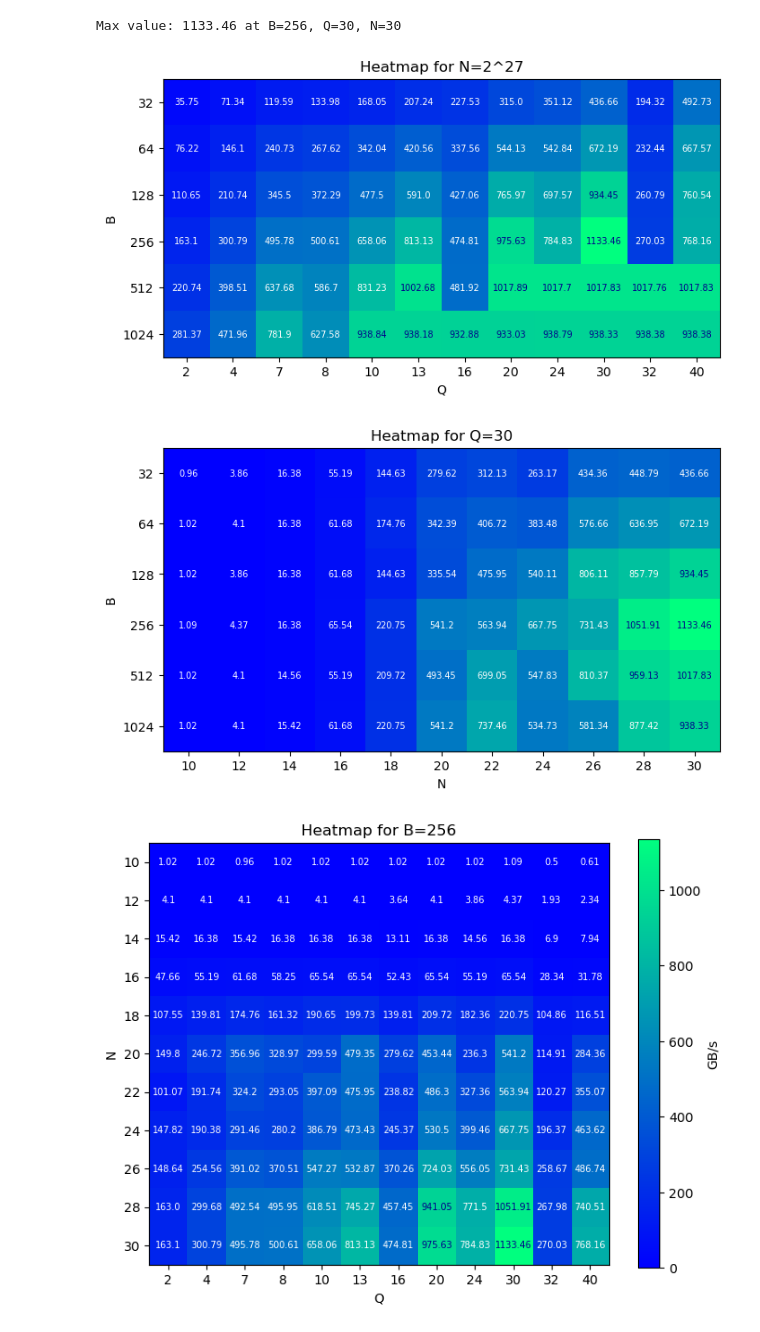
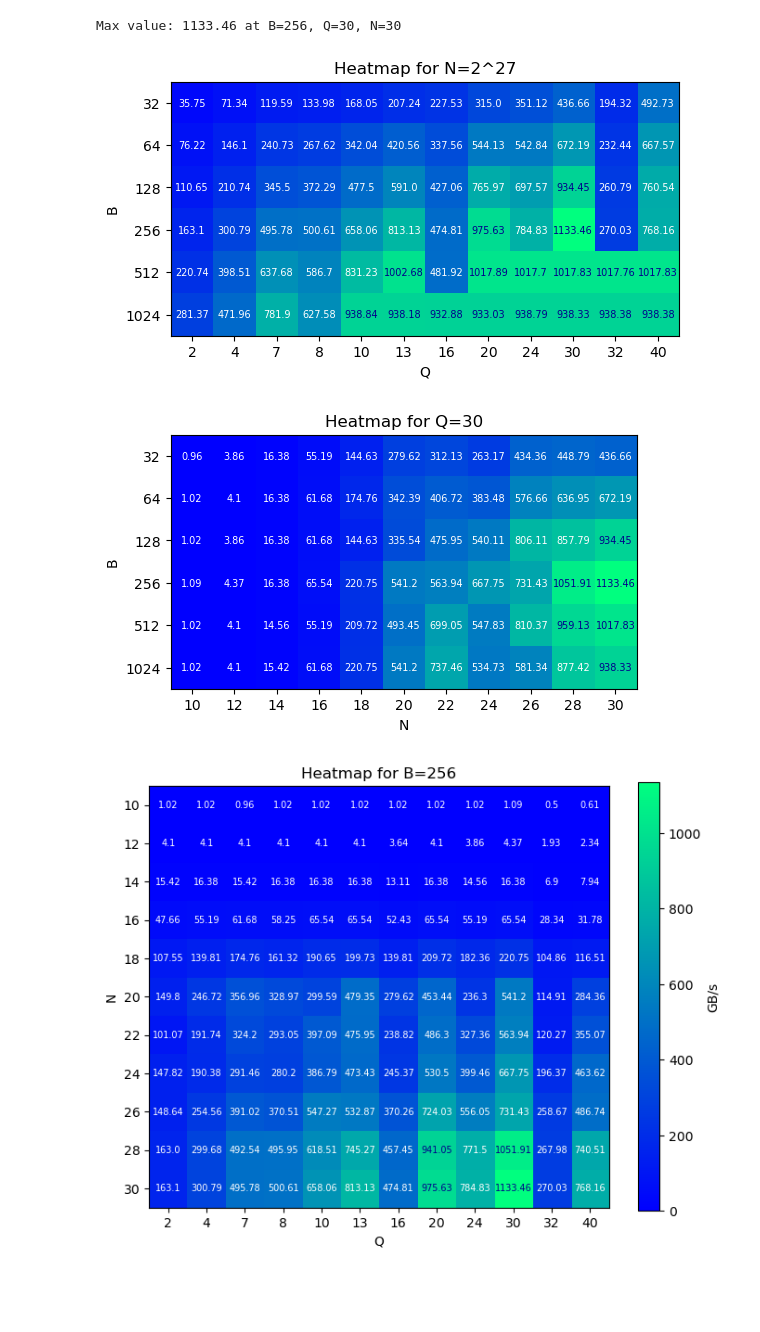
Before and after one commit to Pallisaard/Single-Pass-Scan, a Jupyter notebook: report/data/plots.ipynb, the cells around one changed output. Saved outputs shown, nothing was run; the diff lists cells and outputs as text; code cells hidden in the pictures; blank space fills up the shorter version.

```diff
--- a/report/data/plots.ipynb
+++ b/report/data/plots.ipynb
@@ -49,17 +49,18 @@ Max value: 1133.46 at B=256, Q=30, N=30
 plot_utils.plot_heatmap(data, ("Q", "B"), N=30, bqn_values=(bs, qs, ns),
                         title="Heatmap for N=2^27",
                         clim=(0, 1133.46),
+                        figsize=(8, 3.3),
                         filename="../plots/heatmap_BvQ_N=28.png")
 # %% [output]
-[figure, old version]
+[figure, new version]
 # %%
 plot_utils.plot_heatmap(data, ("N", "B"), Q=30, bqn_values=(bs, qs, ns),
                         title="Heatmap for Q=30",
                         clim=(0, 1133.46),
-                        figsize=(10, 5),
+                        figsize=(8, 3.3),
                         filename="../plots/heatmap_BvN_Q=30.png")
 # %% [output]
-[figure, old version]
+[figure, new version]
 # %%
 plot_utils.plot_heatmap(data, ("Q", "N"), B=256, bqn_values=(bs, qs, ns),
                         title="Heatmap for B=256",
```
Also changed, not shown: 2 other files.
